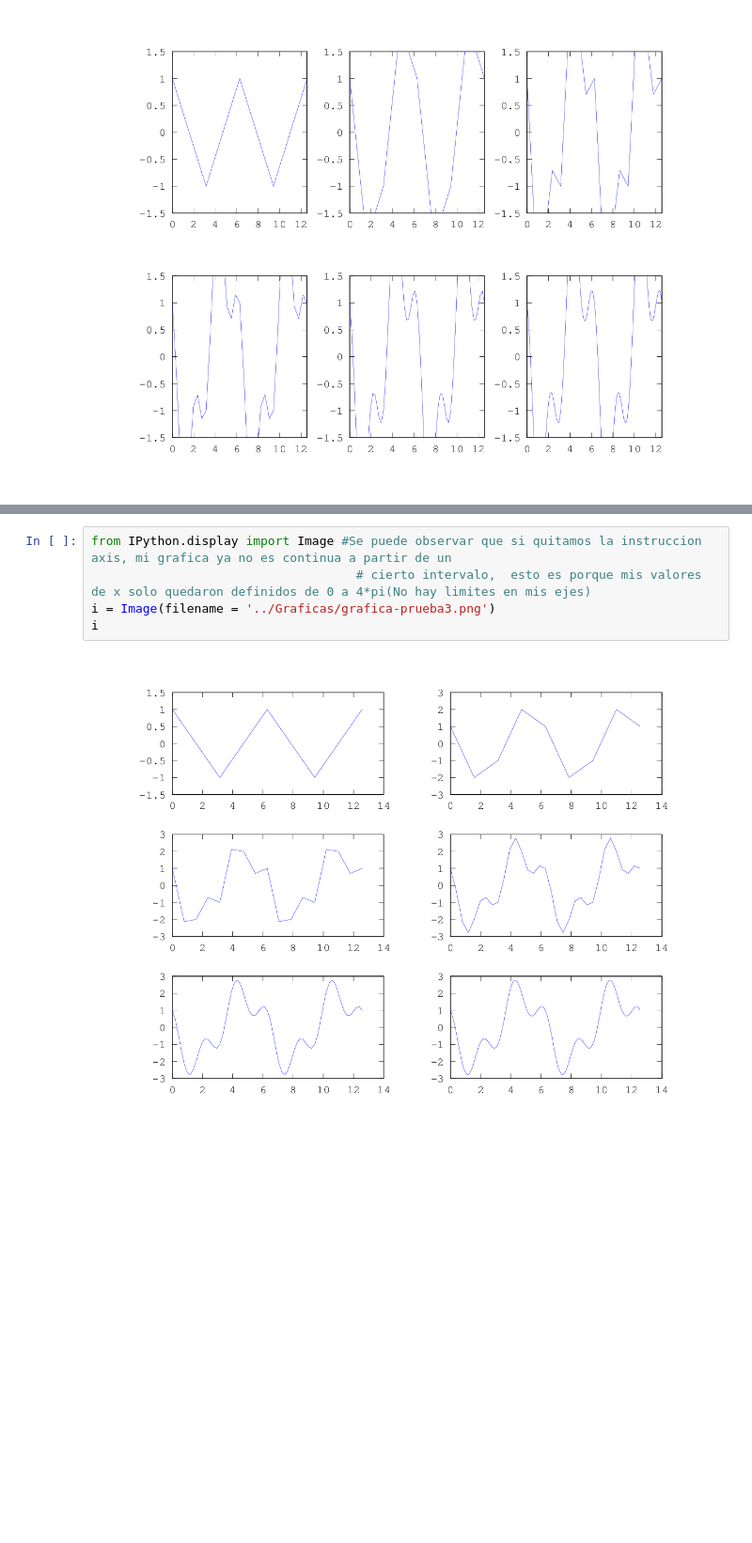
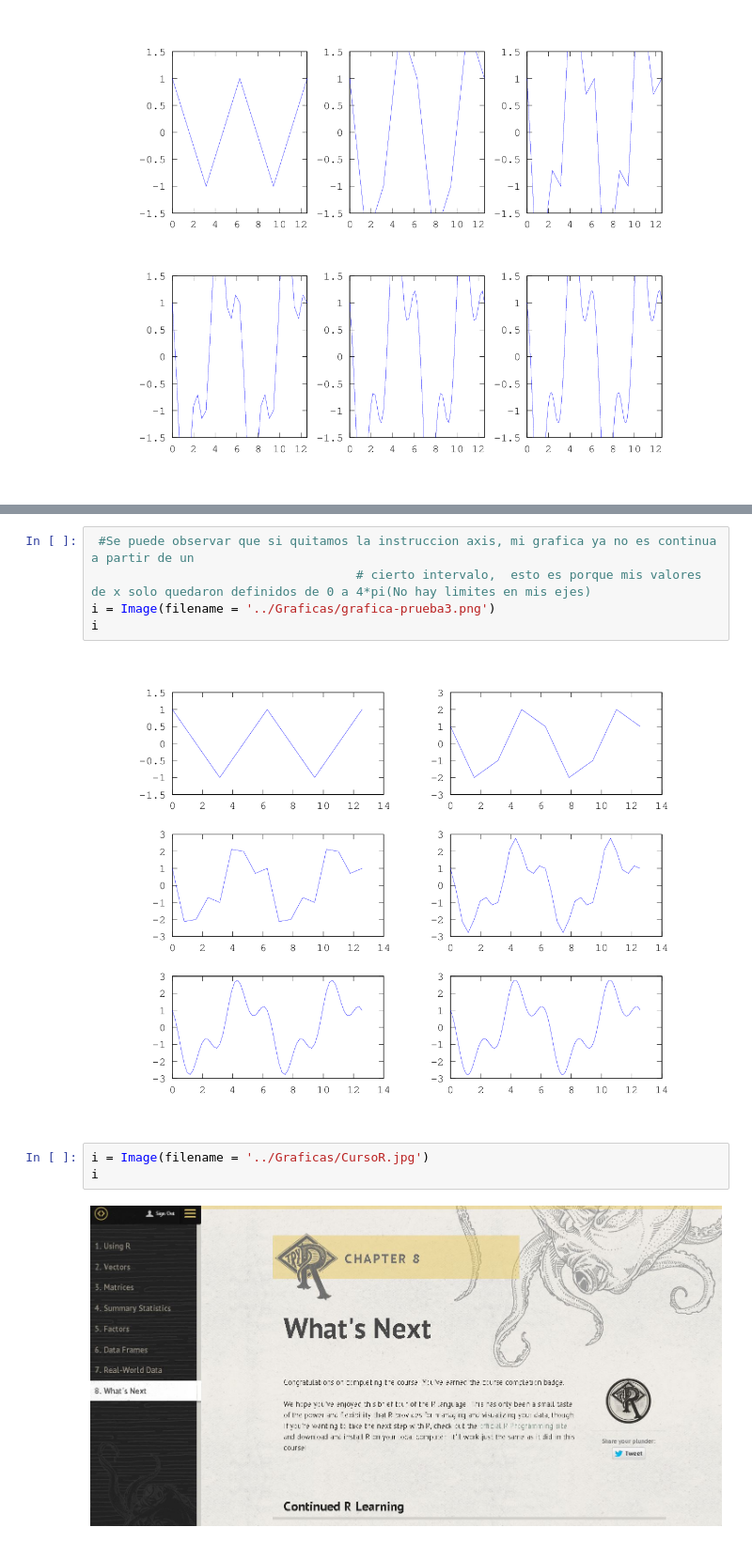
Before and after one commit to terandes/mate-computacional, a Jupyter notebook: alumnos/elopezgon/Archivos/Codigo_de_octave_explicado.ipynb, the cells around one changed output, grey strips where cells are left out. Shown at 94% size. Cells and saved outputs as stored; diff of their text form; blank space fills up the shorter version.

Commit message:
Agregue otra imagen

```diff
--- a/alumnos/elopezgon/Archivos/Codigo_de_octave_explicado.ipynb
+++ b/alumnos/elopezgon/Archivos/Codigo_de_octave_explicado.ipynb
@@ -26,9 +26,14 @@ i
 # %% [output]
 [figure]
 # %%
-from IPython.display import Image #Se puede observar que si quitamos la instruccion axis, mi grafica ya no es continua a partir de un
+ #Se puede observar que si quitamos la instruccion axis, mi grafica ya no es continua a partir de un
                                     # cierto intervalo,  esto es porque mis valores de x solo quedaron definidos de 0 a 4*pi(No hay limites en mis ejes)
 i = Image(filename = '../Graficas/grafica-prueba3.png')
 i
 # %% [output]
 [figure]
+# %%
+i = Image(filename = '../Graficas/CursoR.jpg')
+i
+# %% [output]
+[figure, added]
```
Also changed, not shown: parts of 1 cell of this notebook.
